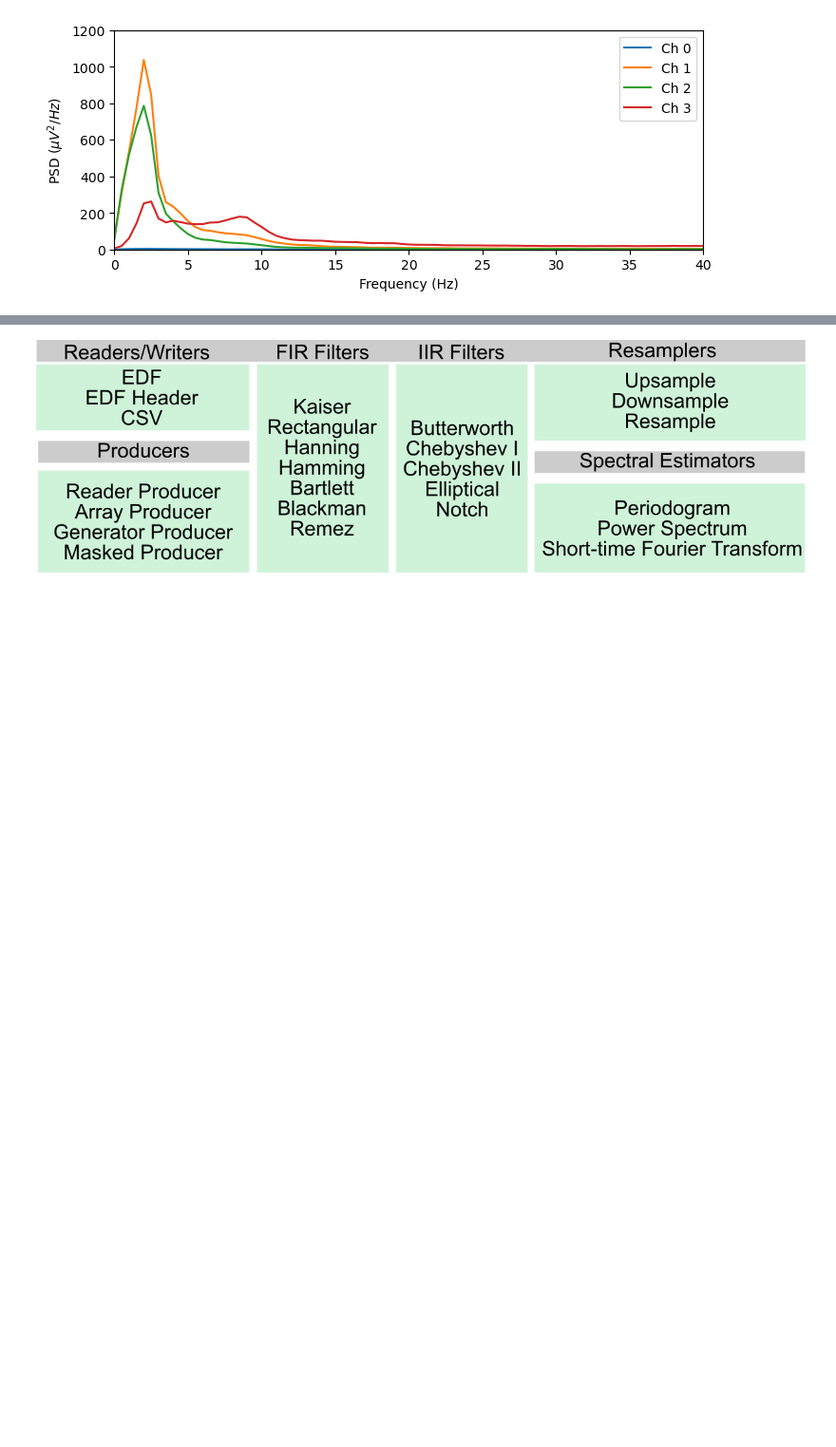
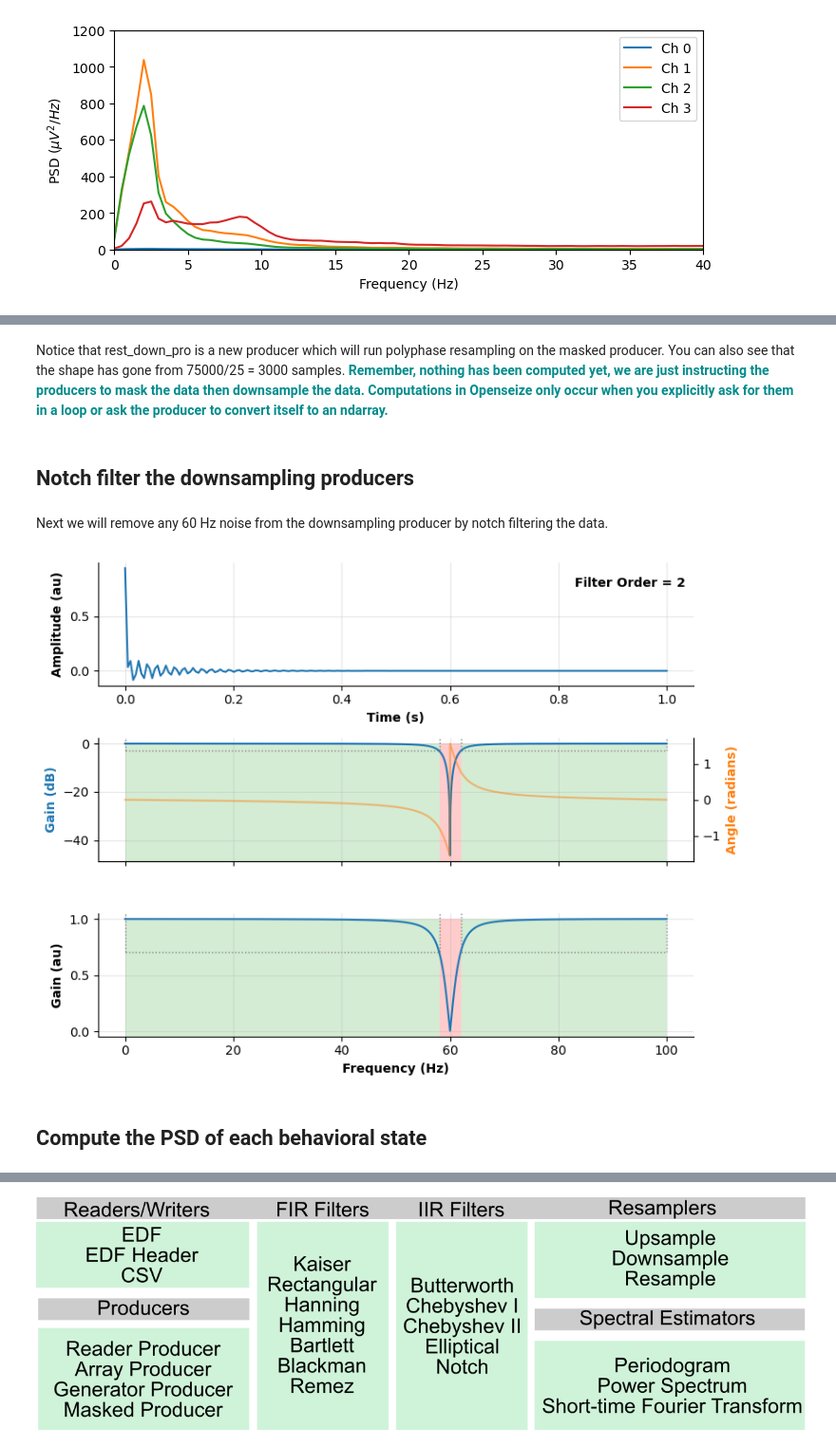
Before and after one commit to mscaudill/openseize, a Jupyter notebook: docs/quickstart.ipynb, the cells around one changed output, grey strips where cells are left out. Shown at 95% size. Cells and saved outputs as stored; diff of their text form; code cells hidden in the pictures; blank space fills up the shorter version.

```diff
--- a/docs/quickstart.ipynb
+++ b/docs/quickstart.ipynb
@@ -145,0 +234,12 @@ plt.show()
+# %% [markdown]
+Notice that rest_down_pro is a new producer which will run polyphase resampling on the masked producer. You can also see that the shape has gone from 75000/25 = 3000 samples. <font color='darkcyan'><b>Remember, nothing has been computed yet, we are just instructing the producers to mask the data then downsample the data. Computations in Openseize only occur when you explicitly ask for them in a loop or ask the producer to convert itself to an ndarray.</b></font>
+# %% [markdown]
+## Notch filter the downsampling producers
+# %% [markdown]
+Next we will remove any 60 Hz noise from the downsampling producer by notch filtering the data.
+# %%
+# build a notch filter that will stop 60 Hz with a width of 4 Hz on 200 Hz downsampled data
+notch = iir.Notch(fstop=60, width=4, fs=200)
+notch.plot()
+# %% [output]
+[figure, added]
@@ -145,0 +251,2 @@ plt.show()
+# %% [markdown]
+## Compute the PSD of each behavioral state
```
Also changed, not shown: parts of 53 cells of this notebook.
